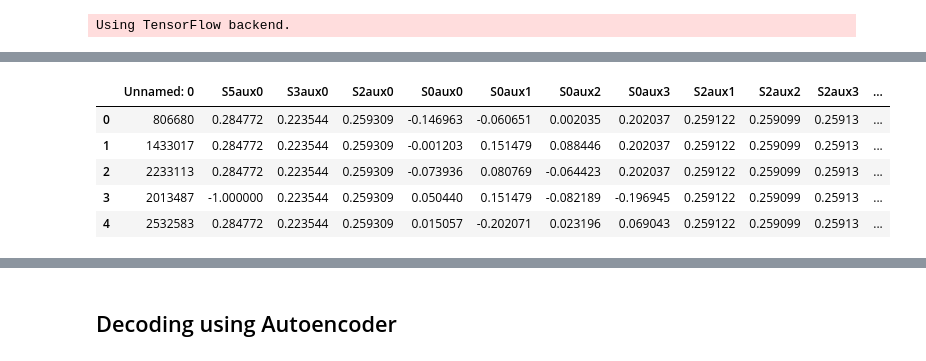
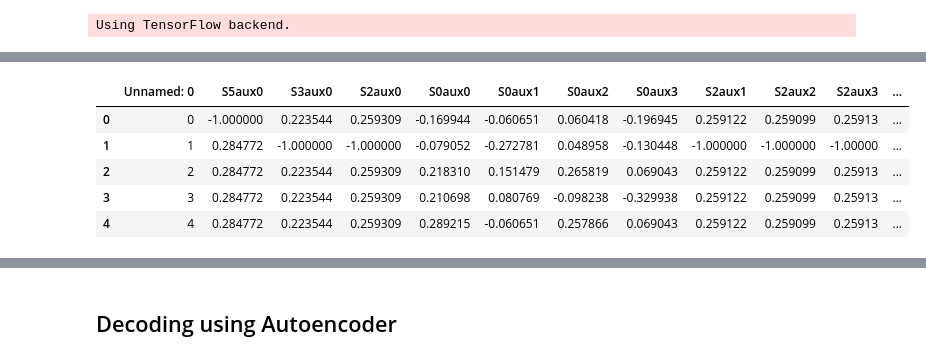
Before and after one commit to weissercn/LHCb_PID_Compression, a Jupyter notebook: exp_old/GAN_Kramer_apart_XGB-old.ipynb, the cells around one changed output, grey strips where cells are left out. Drawn from its saved outputs; the diff is of its cells as text; code cells hidden in the pictures.

```diff
--- a/exp_old/GAN_Kramer_apart_XGB-old.ipynb
+++ b/exp_old/GAN_Kramer_apart_XGB-old.ipynb
@@ -71,10 +72,10 @@ np.unique(data_test["pid"], return_counts=True)
 # %%
-aux = pd.read_csv("./LHCb_PID_Compression/aux_test_old.csv")
+aux = pd.read_csv("./data/aux_test_old.csv")
 aux.head()
 # %% [output]
 |  | Unnamed: 0 | S5aux0 | S3aux0 | S2aux0 | S0aux0 | S0aux1 | S0aux2 | S0aux3 | S2aux1 | S2aux2 | S2aux3 | ... |
-| 0 | 806680 | 0.284772 | 0.223544 | 0.259309 | -0.146963 | -0.060651 | 0.002035 | 0.202037 | 0.259122 | 0.259099 | 0.25913 | ... |
-| 1 | 1433017 | 0.284772 | 0.223544 | 0.259309 | -0.001203 | 0.151479 | 0.088446 | 0.202037 | 0.259122 | 0.259099 | 0.25913 | ... |
-| 2 | 2233113 | 0.284772 | 0.223544 | 0.259309 | -0.073936 | 0.080769 | -0.064423 | 0.202037 | 0.259122 | 0.259099 | 0.25913 | ... |
-| 3 | 2013487 | -1.000000 | 0.223544 | 0.259309 | 0.050440 | 0.151479 | -0.082189 | -0.196945 | 0.259122 | 0.259099 | 0.25913 | ... |
-| 4 | 2532583 | 0.284772 | 0.223544 | 0.259309 | 0.015057 | -0.202071 | 0.023196 | 0.069043 | 0.259122 | 0.259099 | 0.25913 | ... |
+| 0 | 0 | -1.000000 | 0.223544 | 0.259309 | -0.169944 | -0.060651 | 0.060418 | -0.196945 | 0.259122 | 0.259099 | 0.25913 | ... |
+| 1 | 1 | 0.284772 | -1.000000 | -1.000000 | -0.079052 | -0.272781 | 0.048958 | -0.130448 | -1.000000 | -1.000000 | -1.00000 | ... |
+| 2 | 2 | 0.284772 | 0.223544 | 0.259309 | 0.218310 | 0.151479 | 0.265819 | 0.069043 | 0.259122 | 0.259099 | 0.25913 | ... |
+| 3 | 3 | 0.284772 | 0.223544 | 0.259309 | 0.210698 | 0.080769 | -0.098238 | -0.329938 | 0.259122 | 0.259099 | 0.25913 | ... |
+| 4 | 4 | 0.284772 | 0.223544 | 0.259309 | 0.289215 | -0.060651 | 0.257866 | 0.069043 | 0.259122 | 0.259099 | 0.25913 | ... |
```
Also changed, not shown: parts of 38 cells of this notebook, 23 other files.
